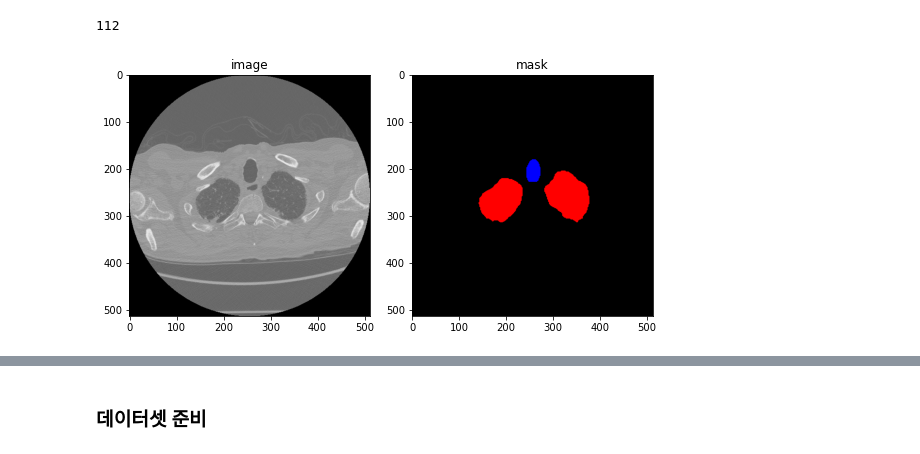
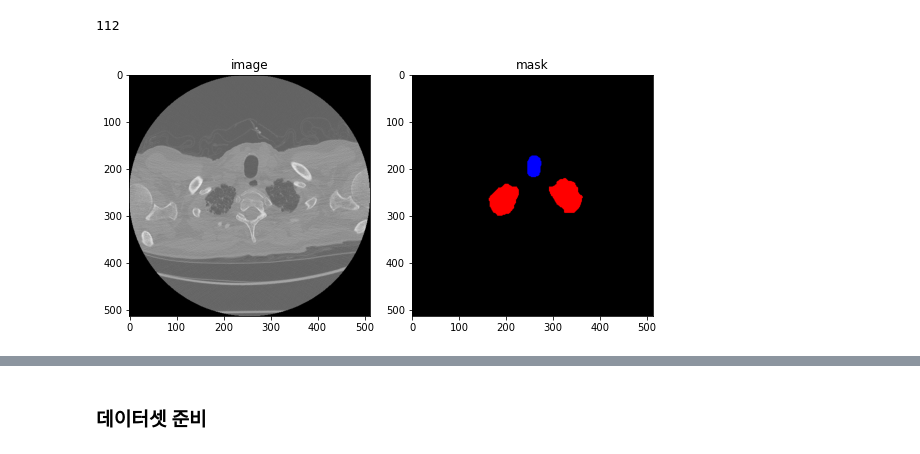
Before and after one commit to PpangPpang93/DL_torch, a Jupyter notebook: segmentation.ipynb, the cells around one changed output, grey strips where cells are left out. Saved outputs shown, nothing was run; the diff lists cells and outputs as text; code cells hidden in the pictures.

```diff
--- a/segmentation.ipynb
+++ b/segmentation.ipynb
@@ -14,7 +14,7 @@ import os
 import pandas as pd
 import numpy as np
 
-data_dir = '/Users/ppangppang/Desktop/팡팡팡/DS/CV'
+data_dir = '/Users/ppangppang/Desktop/팡팡팡/DS/CV/Segmentation'
 data_df = pd.read_csv(os.path.join(data_dir, "train.csv"))
 data_df.head()
 # %% [output]
@@ -57,23 +57,23 @@ client_data = data_df[data_df.Id == client_ids[index]][["ImageId", "MaskId"]]
 # %%
 import cv2
 import matplotlib.pyplot as plt
 
-sub_index = 3
+sub_index = 2
 img_name, mask_name = client_data.iloc[sub_index].values
 img_path, mask_path = os.path.join(data_dir, "images", img_name), os.path.join(data_dir, "masks", mask_name)
 image = cv2.imread(img_path)
 mask = cv2.imread(mask_path)
 thres = 240
 mask[mask < thres] = 0
 mask[mask >= thres] = 255
 
 plt.figure(figsize=(8,6))
 plt.subplot(121)
 plt.title("image")
 plt.imshow(image)
 plt.subplot(122)
 plt.title("mask")
 plt.imshow(mask)
 plt.tight_layout()
 # %% [output]
-[figure, old version]
+[figure, new version]
```
Also changed, not shown: parts of 35 cells of this notebook.
